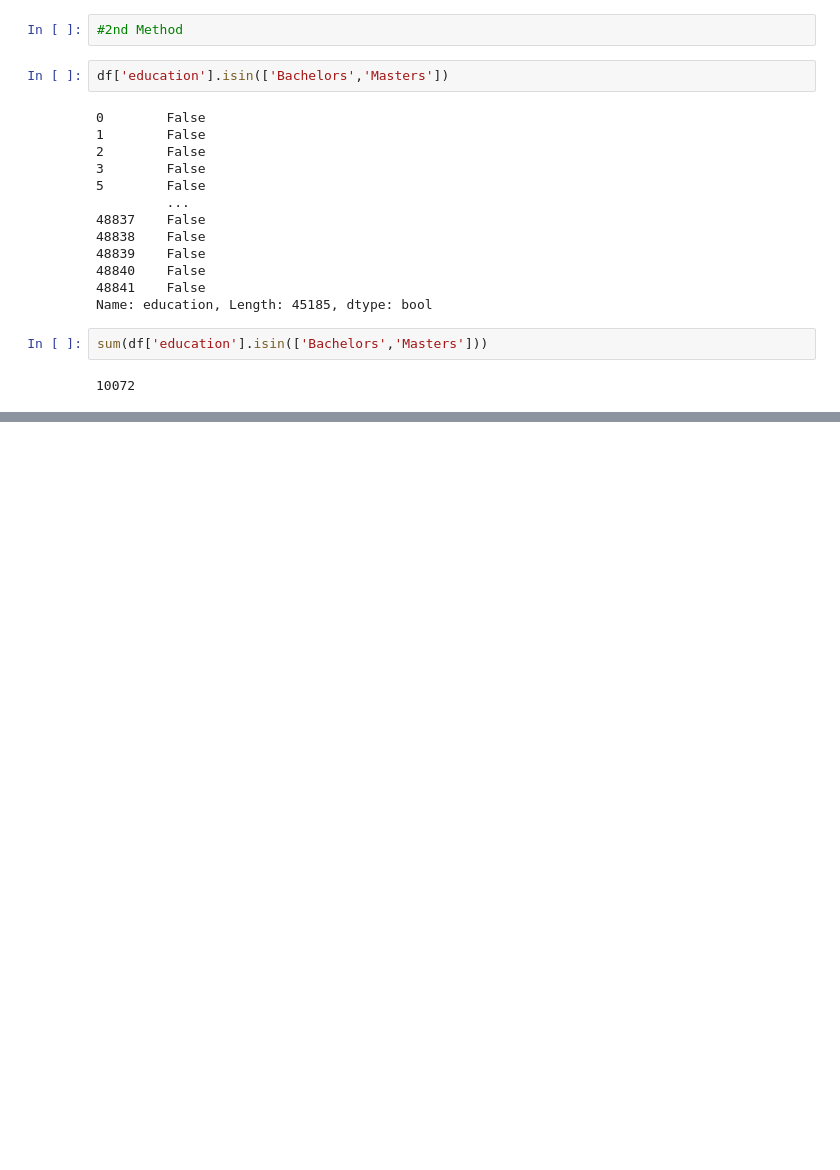
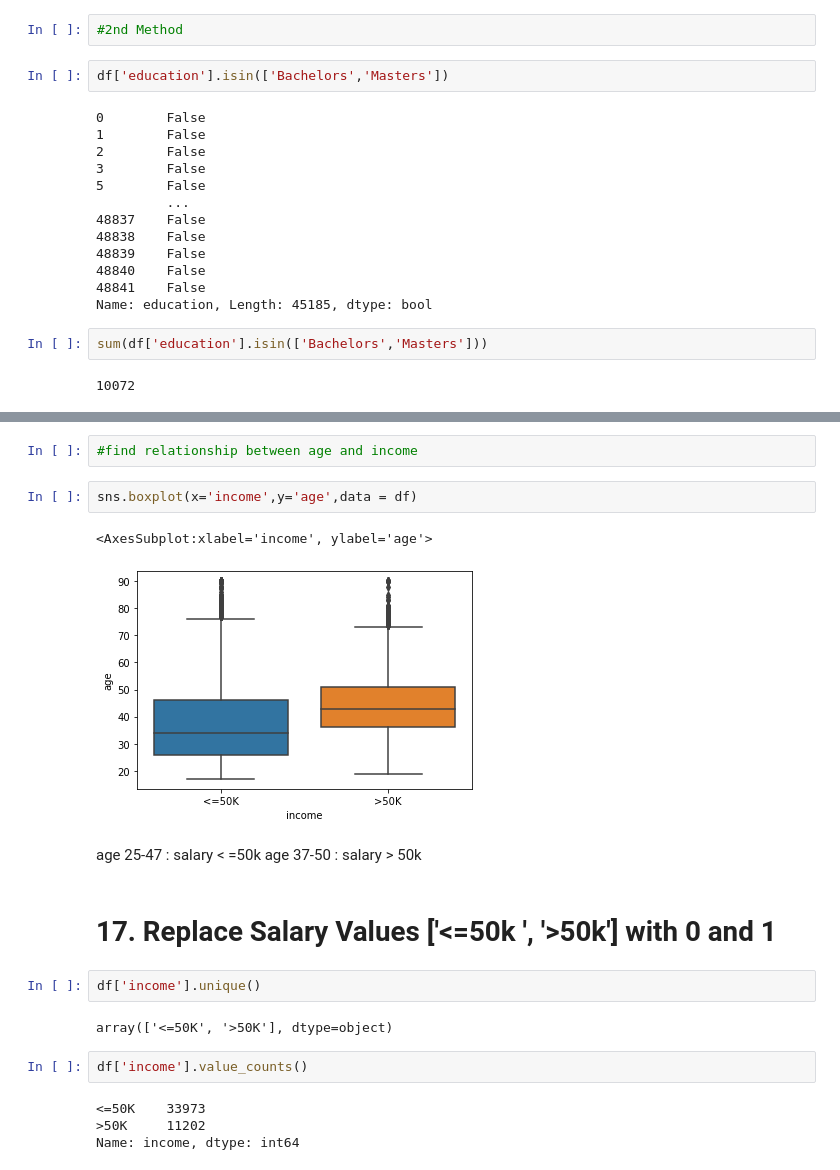
Before and after one commit to devpeak/Pandas, a Jupyter notebook: adult-dataset-project3.ipynb, the cells around one changed output, grey strips where cells are left out. Drawn from its saved outputs; the diff is of its cells as text; blank space fills up the shorter version.

```diff
--- a/adult-dataset-project3.ipynb
+++ b/adult-dataset-project3.ipynb
@@ -690,0 +709,22 @@ sum(df['education'].isin(['Bachelors','Masters']))
+# %%
+#find relationship between age and income
+# %%
+sns.boxplot(x='income',y='age',data = df)
+# %% [output]
+<AxesSubplot:xlabel='income', ylabel='age'>
+[figure, added]
+# %% [markdown]
+age 25-47 : salary < =50k
+age 37-50 : salary > 50k
+# %% [markdown]
+# 17. Replace Salary Values ['<=50k ', '>50k'] with 0 and 1
+# %%
+df['income'].unique()
+# %% [output]
+array(['<=50K', '>50K'], dtype=object)
+# %%
+df['income'].value_counts()
+# %% [output]
+<=50K    33973
+>50K     11202
+Name: income, dtype: int64
```
Also changed, not shown: parts of 39 cells of this notebook.
